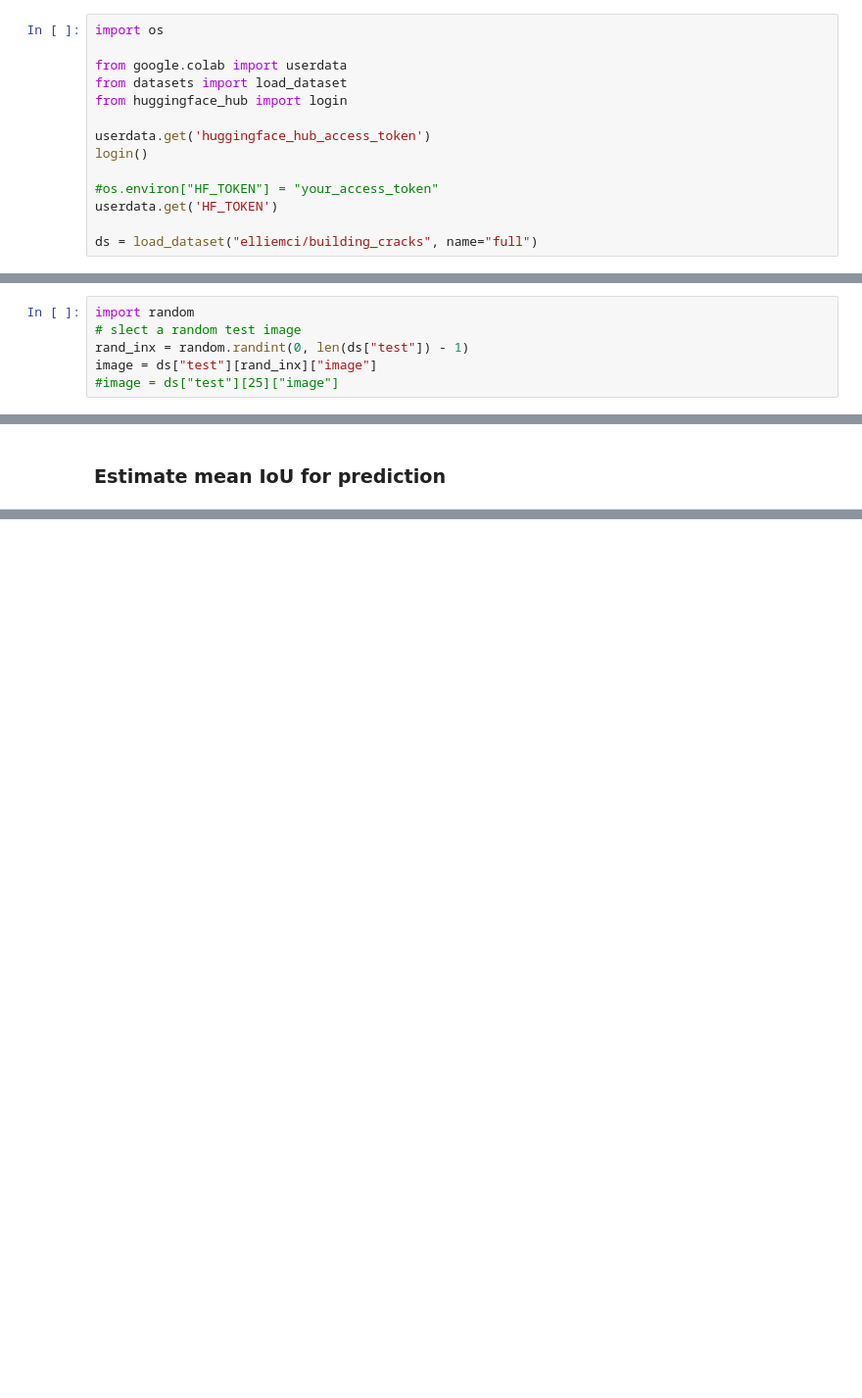
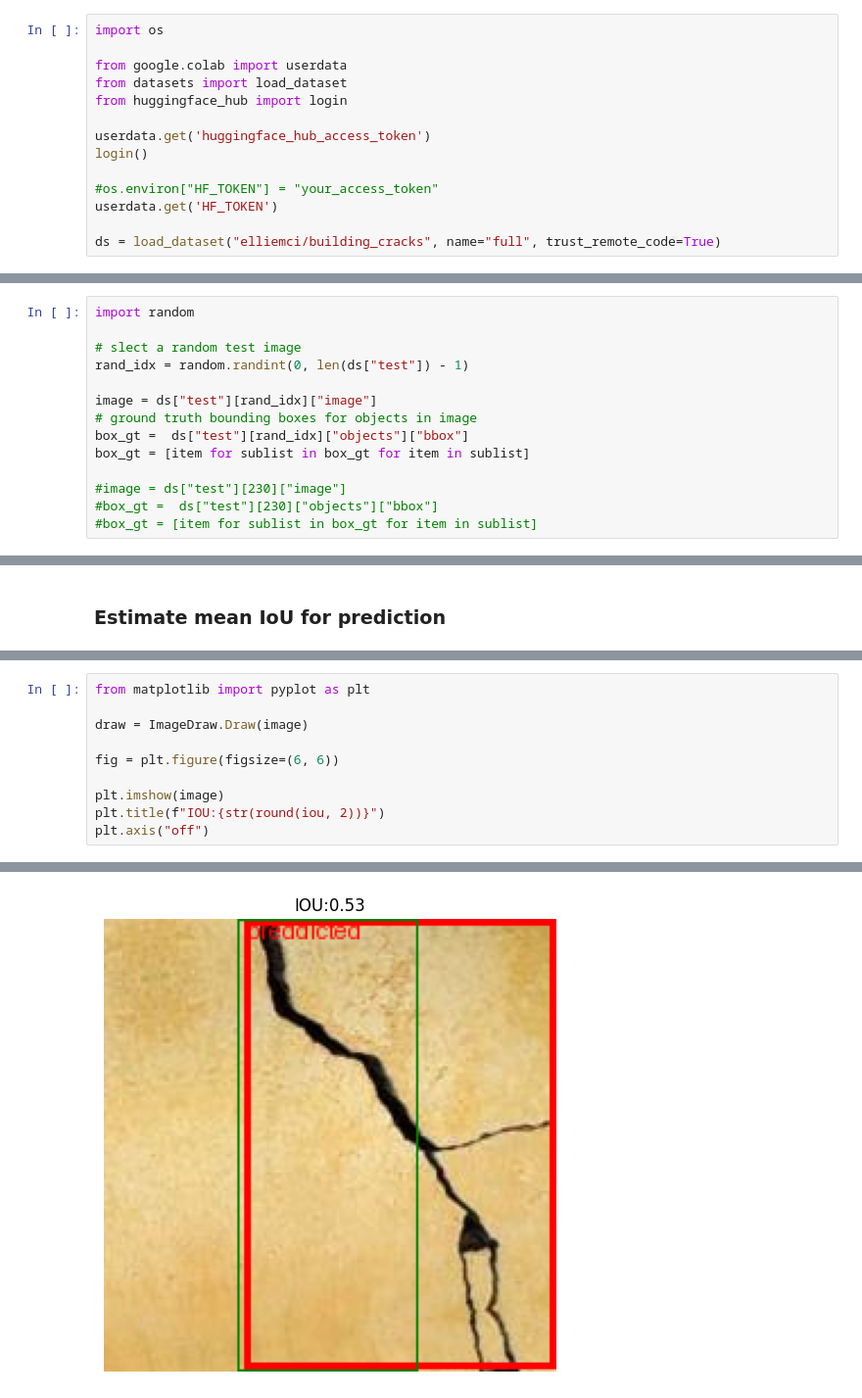
Before and after one commit to elliemci/vision-transformer-models, a Jupyter notebook: object_detection/crack_detection.ipynb, the cells around one changed output, grey strips where cells are left out. Shown at 98% size. Drawn from its saved outputs; the diff is of its cells as text; blank space fills up the shorter version.

```diff
--- a/object_detection/crack_detection.ipynb
+++ b/object_detection/crack_detection.ipynb
@@ -76,7 +66,7 @@ login()
 #os.environ["HF_TOKEN"] = "your_access_token"
 userdata.get('HF_TOKEN')
 
-ds = load_dataset("elliemci/building_cracks", name="full")
+ds = load_dataset("elliemci/building_cracks", name="full", trust_remote_code=True)
 # %%
 ds
 # %% [output]
@@ -421,10 +413,18 @@ label2id = trained_model.config.label2id
 ### Load Random Image
 # %%
 import random
+
 # slect a random test image
-rand_inx = random.randint(0, len(ds["test"]) - 1)
-image = ds["test"][rand_inx]["image"]
-#image = ds["test"][25]["image"]
+rand_idx = random.randint(0, len(ds["test"]) - 1)
+
+image = ds["test"][rand_idx]["image"]
+# ground truth bounding boxes for objects in image
+box_gt =  ds["test"][rand_idx]["objects"]["bbox"]
+box_gt = [item for sublist in box_gt for item in sublist]
+
+#image = ds["test"][230]["image"]
+#box_gt =  ds["test"][230]["objects"]["bbox"]
+#box_gt = [item for sublist in box_gt for item in sublist]
 # %% [markdown]
 ### Perform Inference
 # %%
@@ -473,0 +515,11 @@ image
+# %%
+from matplotlib import pyplot as plt
+
+draw = ImageDraw.Draw(image)
+
+fig = plt.figure(figsize=(6, 6))
+
+plt.imshow(image)
+plt.title(f"IOU:{str(round(iou, 2))}")
+plt.axis("off")
+# %% [output]
@@ -473,0 +527 @@ image
+[figure, added]
```
Also changed, not shown: parts of 10 cells of this notebook.
